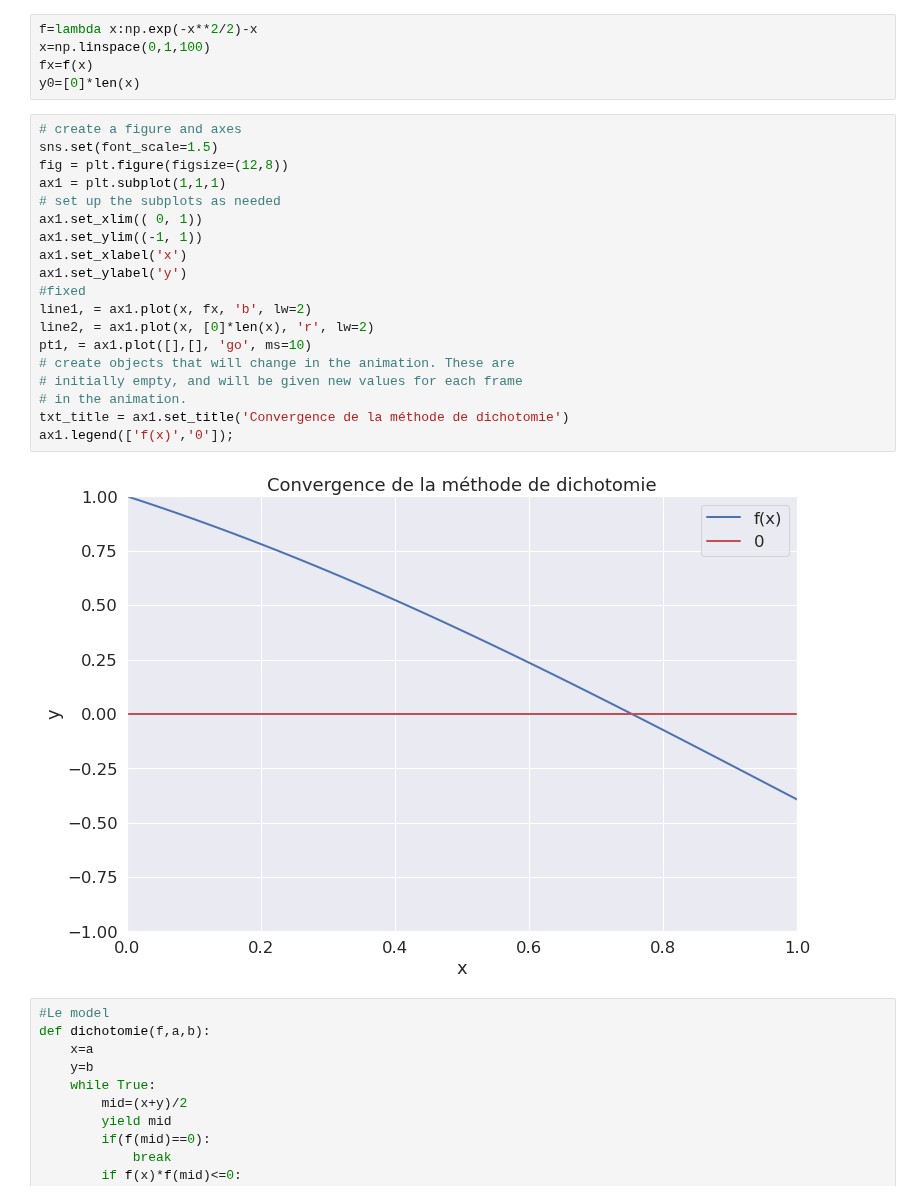
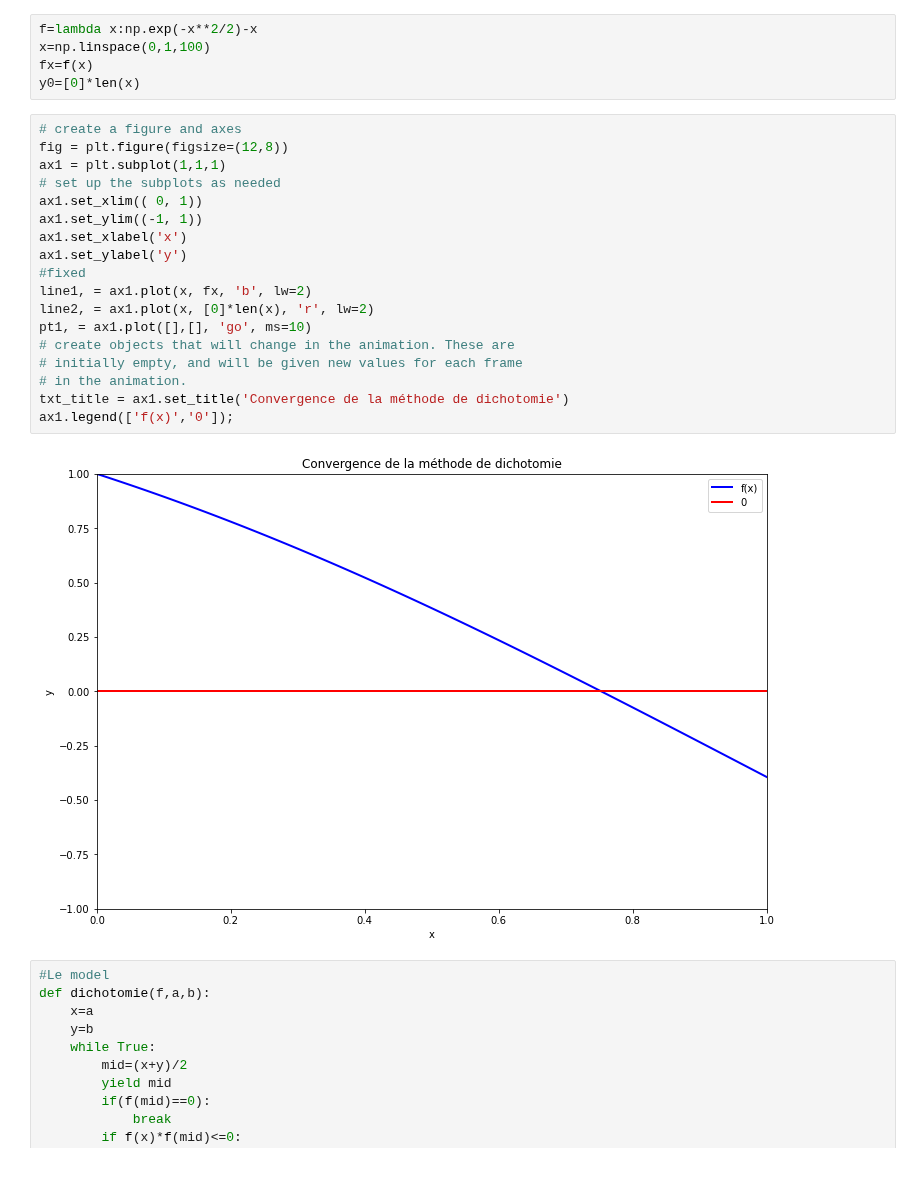
Before and after one commit to Elhadiq/NonLinearEquationSolverAndAnimator, a Jupyter notebook: Notebooks/Animer_dicho.ipynb, the cells around one changed output. Drawn from its saved outputs; the diff is of its cells as text; blank space fills up the shorter version.

```diff
--- a/Notebooks/Animer_dicho.ipynb
+++ b/Notebooks/Animer_dicho.ipynb
@@ -11,25 +11,24 @@ fx=f(x)
 y0=[0]*len(x)
 # %%
 # create a figure and axes
-sns.set(font_scale=1.5)
 fig = plt.figure(figsize=(12,8))
 ax1 = plt.subplot(1,1,1)
 # set up the subplots as needed
 ax1.set_xlim(( 0, 1))
 ax1.set_ylim((-1, 1))
 ax1.set_xlabel('x')
 ax1.set_ylabel('y')
 #fixed
 line1, = ax1.plot(x, fx, 'b', lw=2)
 line2, = ax1.plot(x, [0]*len(x), 'r', lw=2)
 pt1, = ax1.plot([],[], 'go', ms=10)
 # create objects that will change in the animation. These are
 # initially empty, and will be given new values for each frame
 # in the animation.
 txt_title = ax1.set_title('Convergence de la méthode de dichotomie')
 ax1.legend(['f(x)','0']);
 # %% [output]
-[figure, old version]
+[figure, new version]
 # %%
 #Le model
 def dichotomie(f,a,b):
```
Also changed, not shown: 7 other files.
